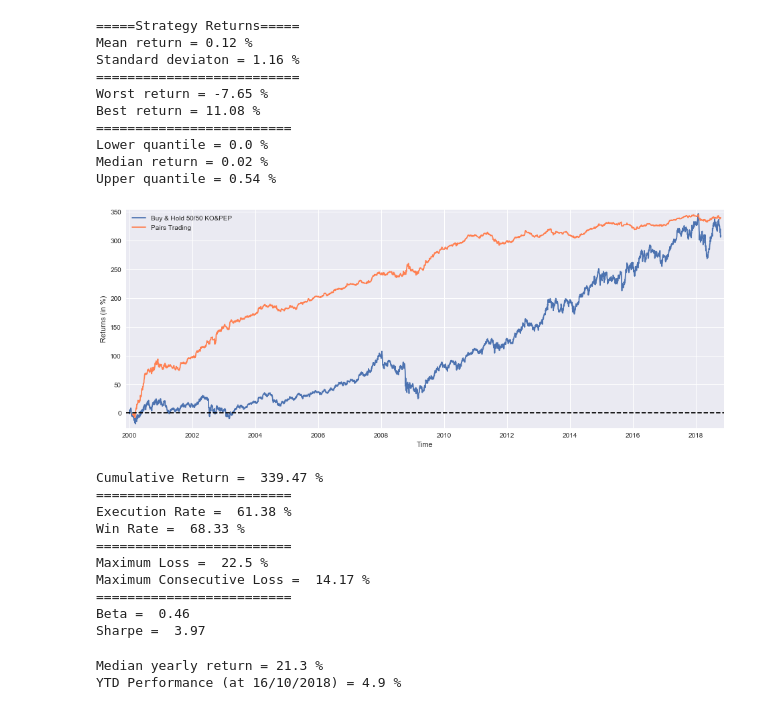
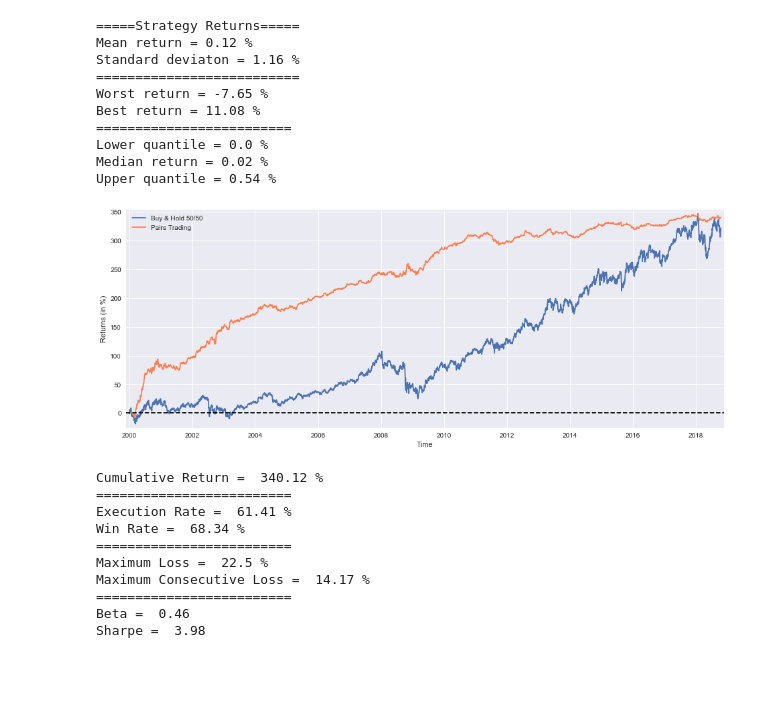
Before and after one commit to LongOnly/Quantitative-Notebooks, a Jupyter notebook: PairsTrading.ipynb, the cells around one changed output. Saved outputs shown, nothing was run; the diff lists cells and outputs as text; code cells hidden in the pictures; blank space fills up the shorter version.

```diff
--- a/PairsTrading.ipynb
+++ b/PairsTrading.ipynb
@@ -44,9 +44,10 @@ tickers = ['PEP','KO']
 data = None
 while data is None:
     try:
-        data = getdata(tickers,'946610000','1539644400','1d')
+        data = getdata(tickers,'946610000','1539990000','1d')
     except:
          pass
 
+KO = data['KO']
 PEP = data['PEP']
-KO = data['KO']
+PEP.tail()
@@ -104,7 +104,8 @@ trades = np.where(pairs['Correlation'] < 0.9,np.where(pairs['Target'].isin(pairs
 returns = pd.Series(trades,pairs['Correlation'].index)
 cumulret = returns.cumsum()
 
-PT1y = returns.fillna(0).rolling(window=252).sum()
+executionrate = len(returns)/len(ReturnBoth)
+PT1y = returns.fillna(0).rolling(window=int(252*executionrate)).sum()
 # %%
 fig, ax = plt.subplots(figsize=(16,6))
 
@@ -154,8 +155,6 @@ id = (start_mask & mask1).cumsum()
 out = np.bincount(id[mask1]-1,returns[mask1])
 badd = round(max(-out)*100,2)
 
-executionrate = round((len(returns)/len(ReturnBoth))*100,2)
-
 spositive = returns[returns > 0]
 snegative = -returns[returns < 0]
 winrate = round((len(spositive)/(len(spositive)+len(snegative)))*100,2)
@@ -167,39 +166,33 @@ sharpe = round((float(cumulret[-1:]))/cumulret.std(),2)
 tret = round((float(cumulret[-1:]))*100,2)
 # %%
 plt.figure(figsize=(16,6))
-plt.plot(BuyHoldBoth*100, label='Buy & Hold 50/50 KO&PEP')
+plt.plot(BuyHoldBoth*100, label='Buy & Hold 50/50')
 plt.plot((cumulret)*100, label='Pairs Trading', color='coral')
 plt.xlabel('Time')
 plt.ylabel('Returns (in %)')
 plt.margins(x=0.005,y=0.02)
 plt.axhline(y=0, xmin=0, xmax=1, linestyle='--', color='k')
 plt.legend()
 plt.show()
 print("Cumulative Return = ",tret,"%")
 print("=========================")
-print("Execution Rate = ",executionrate,"%")
+print("Execution Rate = ",round(executionrate*100,2),"%")
 print("Win Rate = ",winrate,"%")
 print("=========================")
 print("Maximum Loss = ",maxdd,"%")
 print("Maximum Consecutive Loss = ",badd,"%")
 print("=========================")
 print("Beta = ",beta)
 print("Sharpe = ",sharpe)
 # %% [output]
-[figure, old version]
+[figure, new version]
-Cumulative Return =  339.47 %
+Cumulative Return =  340.12 %
 =========================
-Execution Rate =  61.38 %
-Win Rate =  68.33 %
+Execution Rate =  61.41 %
+Win Rate =  68.34 %
 =========================
 Maximum Loss =  22.5 %
 Maximum Consecutive Loss =  14.17 %
 =========================
 Beta =  0.46
-Sharpe =  3.97
+Sharpe =  3.98
-# %%
-print('Median yearly return =',round((PT1y.median())*100,1),'%')
-print('YTD Performance (at 16/10/2018) =',round(float(PT1y[-1:]*100),1),'%')
-# %% [output]
-Median yearly return = 21.3 %
-YTD Performance (at 16/10/2018) = 4.9 %
```
Also changed, not shown: parts of 5 cells of this notebook, 4 other files.
